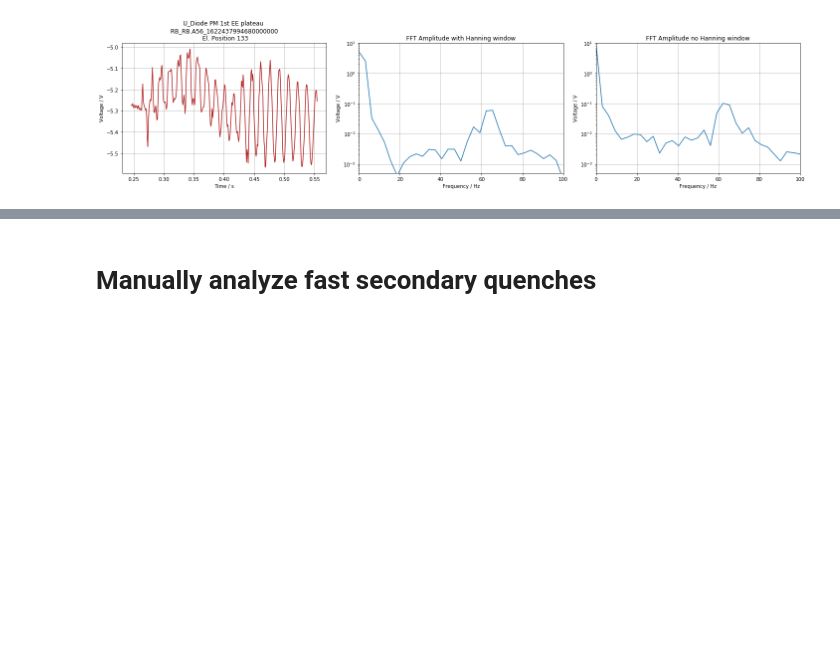
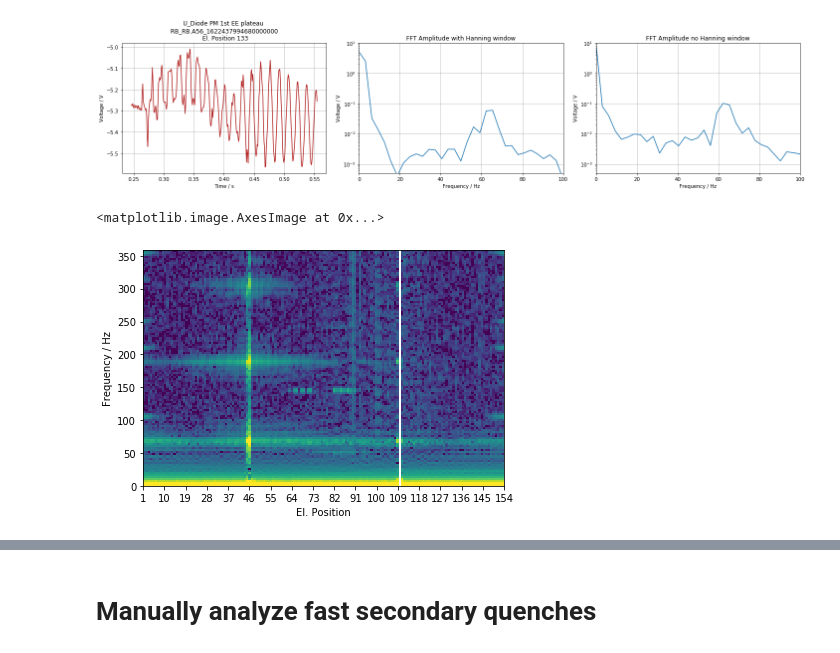
Before and after one commit to cobermai/lhc_anomaly_detection, a Jupyter notebook: notebooks/RB_FPA_FFT.ipynb, the cells around one changed output, grey strips where cells are left out. Cells and saved outputs as stored; diff of their text form; code cells hidden in the pictures; blank space fills up the shorter version.

```diff
--- a/notebooks/RB_FPA_FFT.ipynb
+++ b/notebooks/RB_FPA_FFT.ipynb
@@ -255,3 +255,16 @@ ax[2].set_ylim((5e-4,10))
 plt.tight_layout()
 # %% [output]
 [figure]
+# %%
+fpa_identifier =  dataset_1EE[{'event': 1}].event.values
+
+
+circuit = str(fpa_identifier).split('_')[1]
+rb_magnet_metadata_subset = rb_magnet_metadata[rb_magnet_metadata.Circuit==circuit]
+
+fig, ax = plt.subplots()
+x_fft = dataset_1EE_fft[{'event': 1}].data
+plot_circuit_frequencies(ax, x_fft, dataset_1EE_fft[{'event': 1}].frequency, rb_magnet_metadata_subset)
+# %% [output]
+<matplotlib.image.AxesImage at 0x...>
+[figure, added]
```
Also changed, not shown: parts of 1 cell of this notebook, 14 other files.
